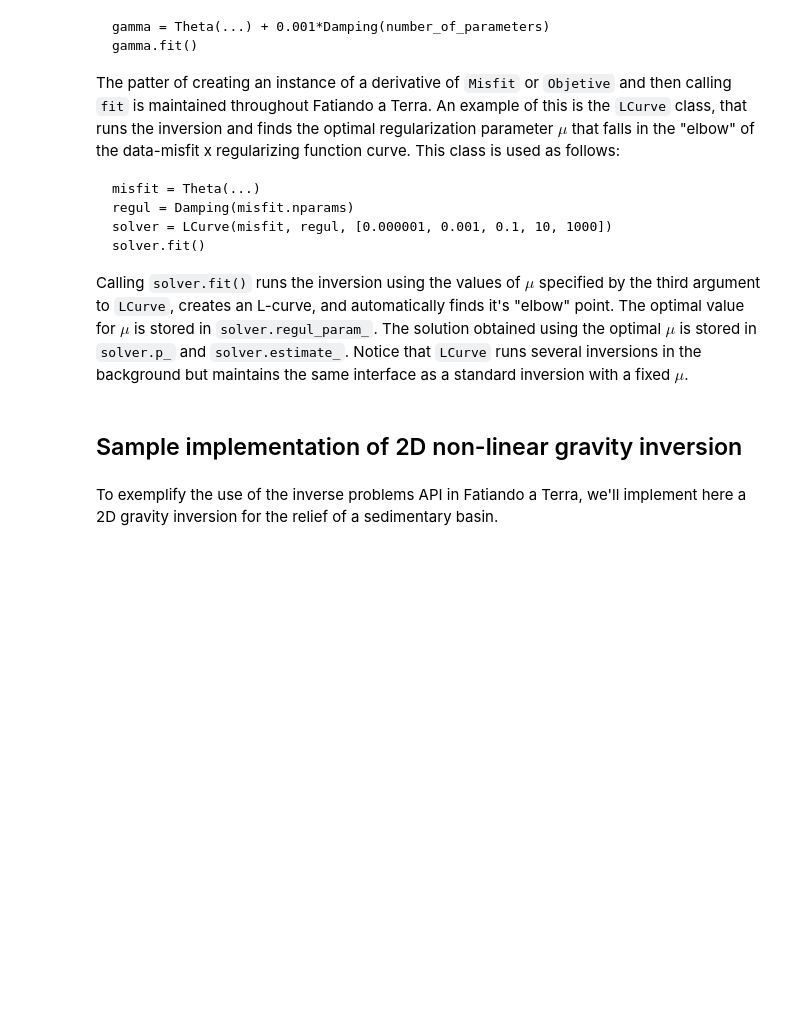
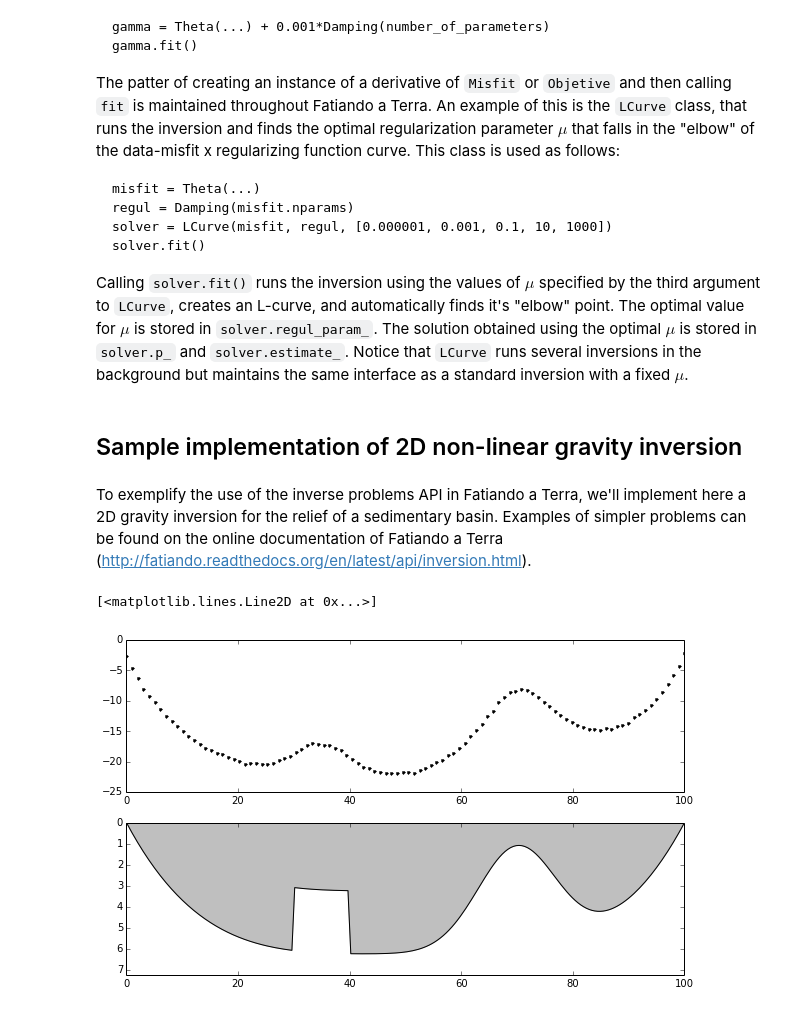
Before and after one commit to leouieda/relatorio-anual-geofisica-2014, a Jupyter notebook: phd-report-2014.ipynb, the cells around one changed output. Saved outputs shown, nothing was run; the diff lists cells and outputs as text; code cells hidden in the pictures; blank space fills up the shorter version.

Commit message:
Code to implement 2d gravity basin inversion
Uses damping, smoothness, total variation and L-curve.

```diff
--- a/phd-report-2014.ipynb
+++ b/phd-report-2014.ipynb
@@ -178,3 +180,4 @@ Notice that `LCurve` runs several inversions in the background but maintains the
 ## Sample implementation of 2D non-linear gravity inversion
 # %% [markdown]
 To exemplify the use of the inverse problems API in Fatiando a Terra, we'll implement here a 2D gravity inversion for the relief of a sedimentary basin.
+Examples of simpler problems can be found on the online documentation of Fatiando a Terra (http://fatiando.readthedocs.org/en/latest/api/inversion.html).
@@ -180,0 +235,24 @@ To exemplify the use of the inverse problems API in Fatiando a Terra, we'll impl
+# %%
+x = np.linspace(0, 100000, 100)
+z = -100*np.ones_like(x)
+xs = np.linspace(0, 100000, 200)[::-1]
+depths = (-10**-15*(xs - 50000)**4 + 6000
+          - 5000*np.exp(-(xs - 70000)**2/(10000**2)))
+depths -= depths.min()
+# Create a discontinuity
+depths[(xs > 30000) & (xs < 40000)] -= 3000
+density = -100
+model = Polygon(np.transpose([xs, depths]), {'density':density})
+gz = utils.contaminate(talwani.gz(x, z, [model]), 0.1, seed=20)
+
+mpl.figure(figsize=(10,6))
+mpl.subplot(2, 1, 2)
+mpl.polygon(model, fill='gray', alpha=0.5)
+mpl.ylim(depths.max() + 1000, depths.min())
+mpl.xlim(x.min(), x.max())
+mpl.m2km()
+mpl.subplot(2, 1, 1)
+mpl.plot(x*0.001, gz, '.k')
+# %% [output]
+[<matplotlib.lines.Line2D at 0x...>]
+[figure, added]
```
Also changed, not shown: parts of 11 cells of this notebook.
